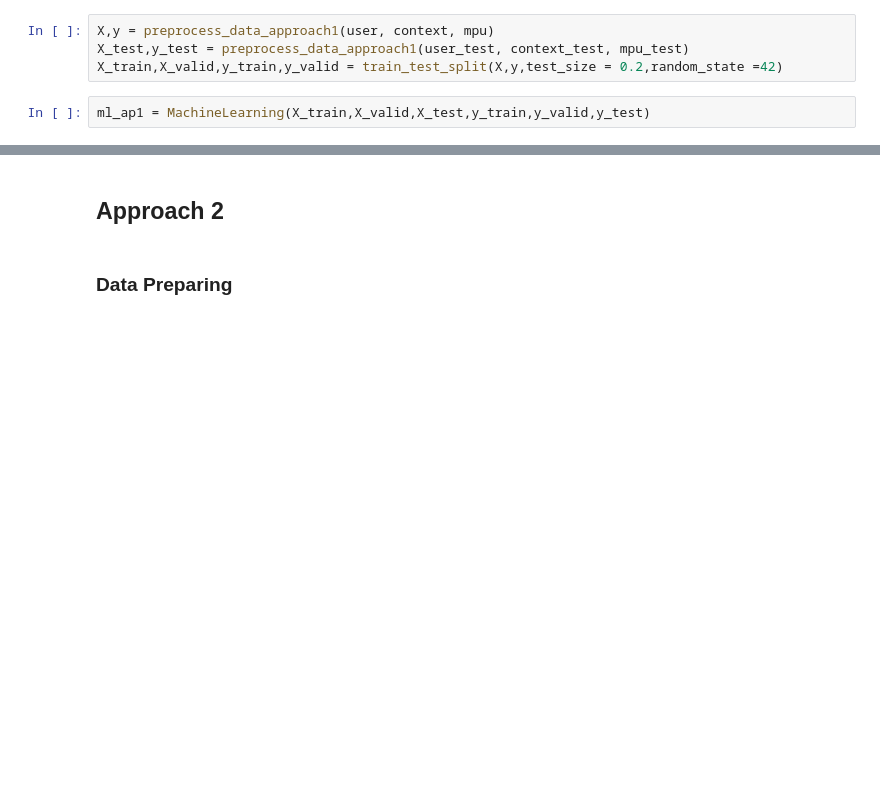
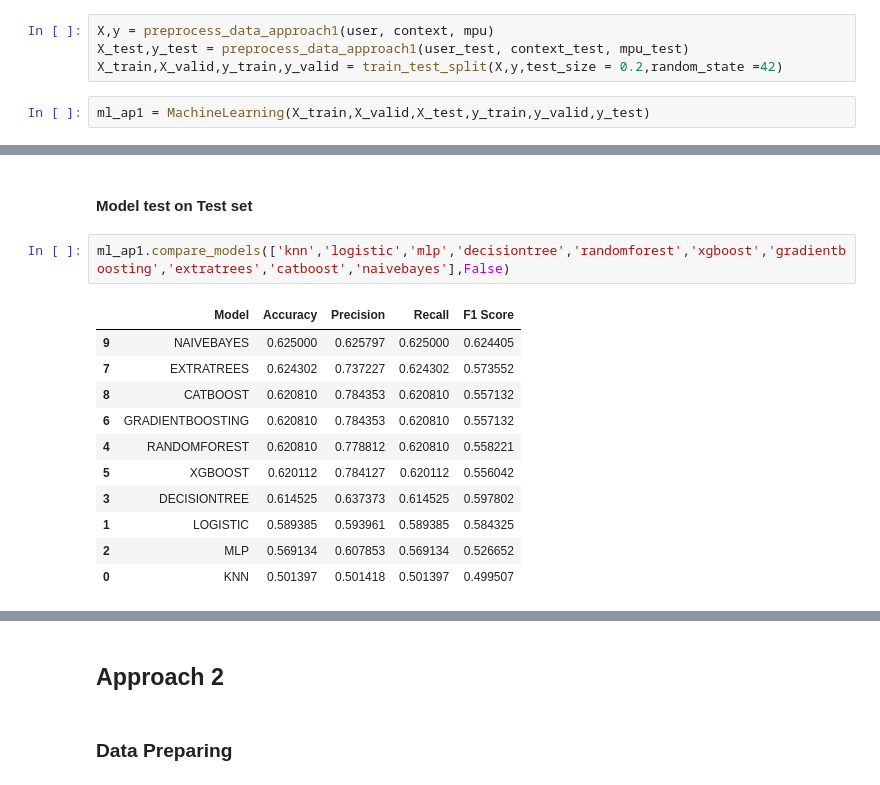
Before and after one commit to BaoVoThuong/4G_Behavior_Analysis, a Jupyter notebook: src/Model.ipynb, the cells around one changed output, grey strips where cells are left out. Saved outputs shown, nothing was run; the diff lists cells and outputs as text; blank space fills up the shorter version.

```diff
--- a/src/Model.ipynb
+++ b/src/Model.ipynb
@@ -565,0 +585,16 @@ ml_ap1.compare_models(['knn','logistic','mlp','decisiontree','randomforest','xgb
+# %% [markdown]
+#### Model test on Test set
+# %%
+ml_ap1.compare_models(['knn','logistic','mlp','decisiontree','randomforest','xgboost','gradientboosting','extratrees','catboost','naivebayes'],False)
+# %% [output]
+|  | Model | Accuracy | Precision | Recall | F1 Score |
+| 9 | NAIVEBAYES | 0.625000 | 0.625797 | 0.625000 | 0.624405 |
+| 7 | EXTRATREES | 0.624302 | 0.737227 | 0.624302 | 0.573552 |
+| 8 | CATBOOST | 0.620810 | 0.784353 | 0.620810 | 0.557132 |
+| 6 | GRADIENTBOOSTING | 0.620810 | 0.784353 | 0.620810 | 0.557132 |
+| 4 | RANDOMFOREST | 0.620810 | 0.778812 | 0.620810 | 0.558221 |
+| 5 | XGBOOST | 0.620112 | 0.784127 | 0.620112 | 0.556042 |
+| 3 | DECISIONTREE | 0.614525 | 0.637373 | 0.614525 | 0.597802 |
+| 1 | LOGISTIC | 0.589385 | 0.593961 | 0.589385 | 0.584325 |
+| 2 | MLP | 0.569134 | 0.607853 | 0.569134 | 0.526652 |
+| 0 | KNN | 0.501397 | 0.501418 | 0.501397 | 0.499507 |
```
Also changed, not shown: parts of 38 cells of this notebook, 2 other files.
